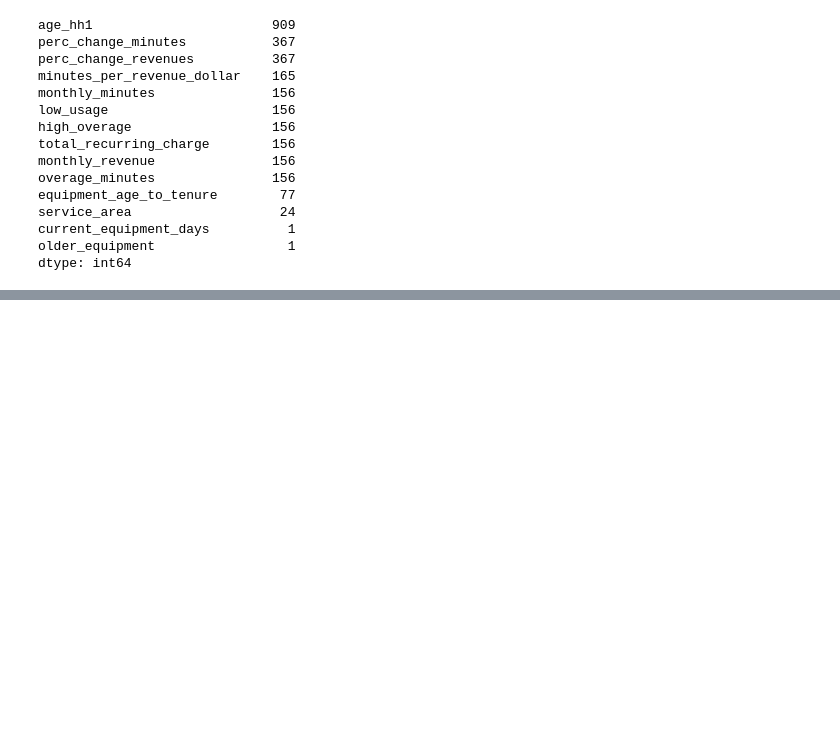
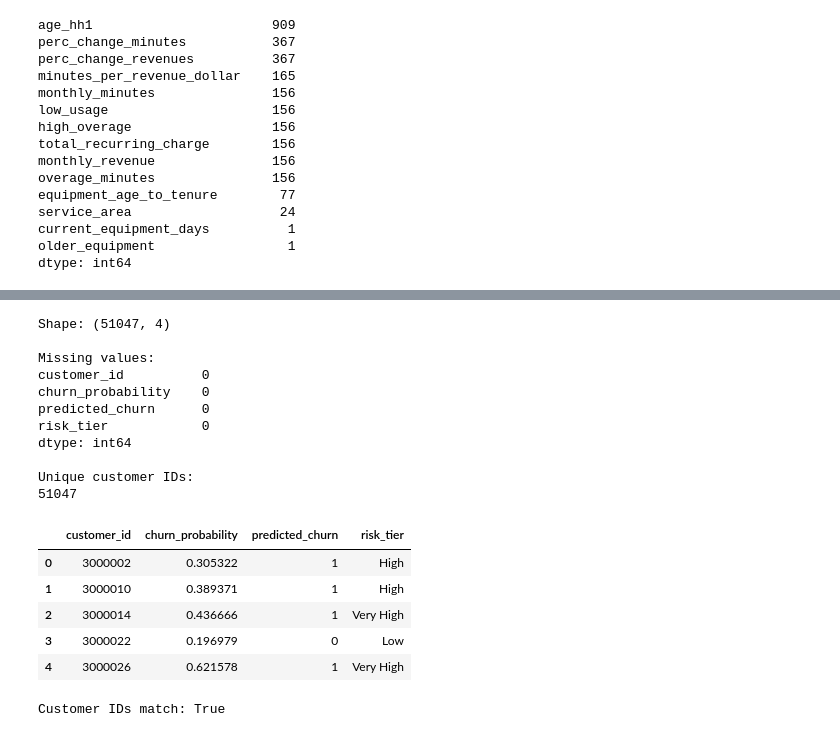
Before and after one commit to eshet018-commits/customer-churn-project, a Jupyter notebook: notebooks/03_modeling.ipynb, the cells around one changed output, grey strips where cells are left out. Cells and saved outputs as stored; diff of their text form; code cells hidden in the pictures; blank space fills up the shorter version.

```diff
--- a/notebooks/03_modeling.ipynb
+++ b/notebooks/03_modeling.ipynb
@@ -1662,8 +1663,7 @@ Permutation importance is measured on validation data rather than training data
 # %%
 from sklearn.preprocessing import FunctionTransformer
 # %%
-def to_dense(X):
-    return X.toarray() if hasattr(X, "toarray") else X
+from src.features.transformers import to_dense
 
 
 interpretation_pipeline = Pipeline(
@@ -2789,0 +2807,11 @@ reload(load_analytics)
+# %%
+X_all = df_engineered.drop(
+    columns=["ChurnTarget"]
+)
+
+X_all_no_retention = X_all.drop(
+    columns=retention_columns
+)
+
+print("Customers to score:", len(X_all_no_retention))
+print("Predictors:", X_all_no_retention.shape[1])
@@ -2789,0 +2821,14 @@ reload(load_analytics)
+# %%
+all_churn_probabilities = (
+    gb_no_retention.predict_proba(
+        X_all_no_retention
+    )[:, 1]
+)
+
+print("Predictions:", len(all_churn_probabilities))
+print(
+    "Probability range:",
+    round(all_churn_probabilities.min(), 4),
+    "to",
+    round(all_churn_probabilities.max(), 4)
+)
@@ -2789,0 +2894,42 @@ reload(load_analytics)
+# %%
+predictions_db = pd.DataFrame({
+    "customer_id": df_engineered["CustomerID"].values,
+    "churn_probability": all_churn_probabilities,
+    "predicted_churn": all_predicted_churn,
+    "risk_tier": risk_tiers.astype(str),
+})
+
+print("Shape:", predictions_db.shape)
+print("\nMissing values:")
+print(predictions_db.isna().sum())
+
+print("\nUnique customer IDs:")
+print(predictions_db["customer_id"].nunique())
+
+predictions_db.head()
+# %% [output]
+Shape: (51047, 4)
+
+Missing values:
+customer_id          0
+churn_probability    0
+predicted_churn      0
+risk_tier            0
+dtype: int64
+
+Unique customer IDs:
+51047
+|  | customer_id | churn_probability | predicted_churn | risk_tier |
+| 0 | 3000002 | 0.305322 | 1 | High |
+| 1 | 3000010 | 0.389371 | 1 | High |
+| 2 | 3000014 | 0.436666 | 1 | Very High |
+| 3 | 3000022 | 0.196979 | 0 | Low |
+| 4 | 3000026 | 0.621578 | 1 | Very High |
+# %%
+print(
+    "Customer IDs match:",
+    set(predictions_db["customer_id"])
+    == set(customers_db["customer_id"])
+)
+# %% [output]
+Customer IDs match: True
```
Also changed, not shown: parts of 15 cells of this notebook, 8 other files.
